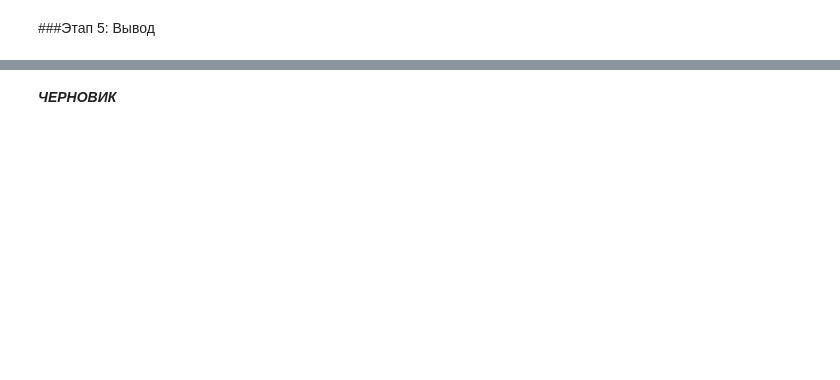
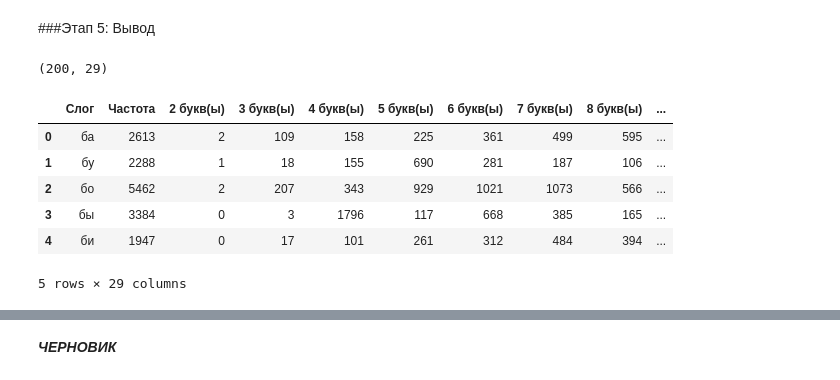
Before and after one commit to averkief/My_Date_Analytics, a Jupyter notebook: Popular_Russian_syllables.ipynb, the cells around one changed output, grey strips where cells are left out. Cells and saved outputs as stored; diff of their text form; code cells hidden in the pictures; blank space fills up the shorter version.

```diff
--- a/Popular_Russian_syllables.ipynb
+++ b/Popular_Russian_syllables.ipynb
@@ -180,6 +243,0 @@ for word_from_book in TEXT_BOOK.split(' '):
-# %%
-df_slog = pd.DataFrame(TOTAL_SLOG)
-# %%
-df_slog = df_slog.rename(columns = {0:'Слог', 1:'Частота'}) # переименновываем 1 и 2 столбец
-for num in range(2, len(df_slog.columns)):
-  df_slog = df_slog.rename(columns = {num:f'{num}раз'}) # переименновываем остальные столбцы
@@ -190,5 +244,17 @@ df_slog.to_csv('slog.csv')
 # %% [markdown]
 ###Этап 5: Вывод
 # %%
-df_slog
+df_slog.shape
+# %% [output]
+(200, 29)
+# %%
+df_slog.head()
+# %% [output]
+|  | Слог | Частота | 2 букв(ы) | 3 букв(ы) | 4 букв(ы) | 5 букв(ы) | 6 букв(ы) | 7 букв(ы) | 8 букв(ы) | ... |
+| 0 | ба | 2613 | 2 | 109 | 158 | 225 | 361 | 499 | 595 | ... |
+| 1 | бу | 2288 | 1 | 18 | 155 | 690 | 281 | 187 | 106 | ... |
+| 2 | бо | 5462 | 2 | 207 | 343 | 929 | 1021 | 1073 | 566 | ... |
+| 3 | бы | 3384 | 0 | 3 | 1796 | 117 | 668 | 385 | 165 | ... |
+| 4 | би | 1947 | 0 | 17 | 101 | 261 | 312 | 484 | 394 | ... |
+5 rows × 29 columns
 # %%
```
Also changed, not shown: parts of 32 cells of this notebook.
